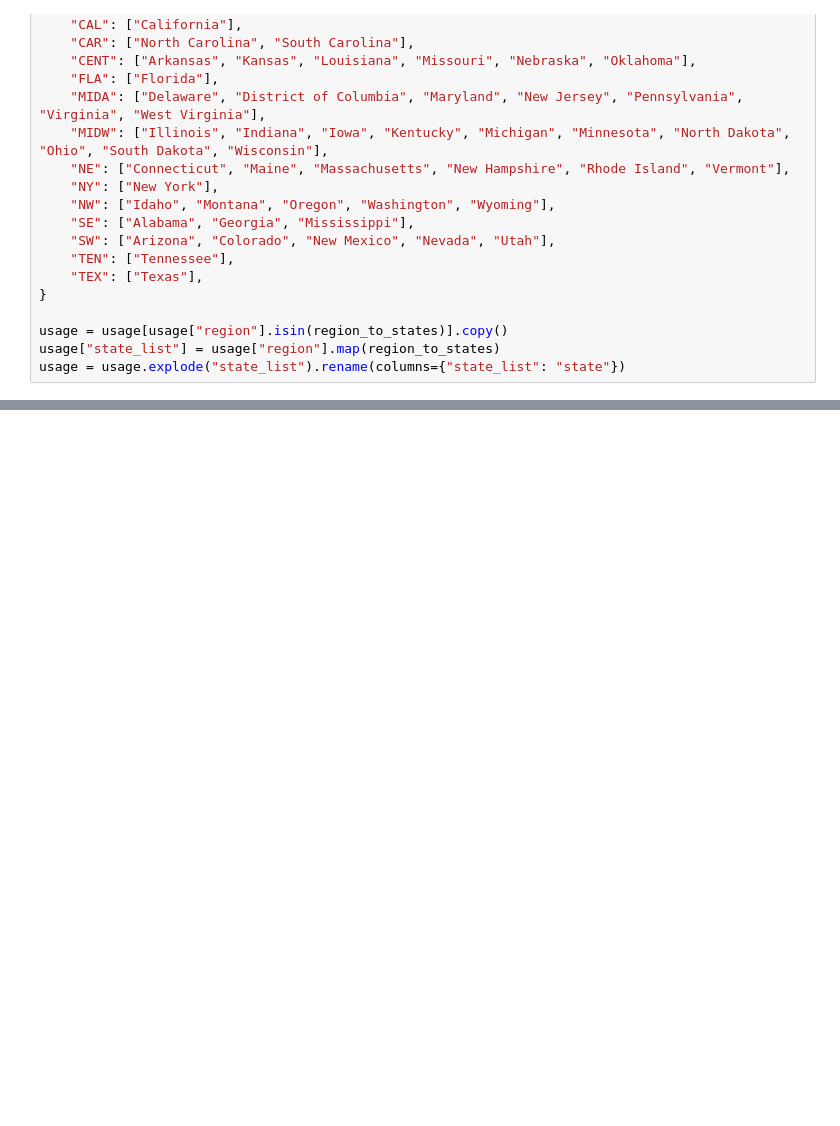
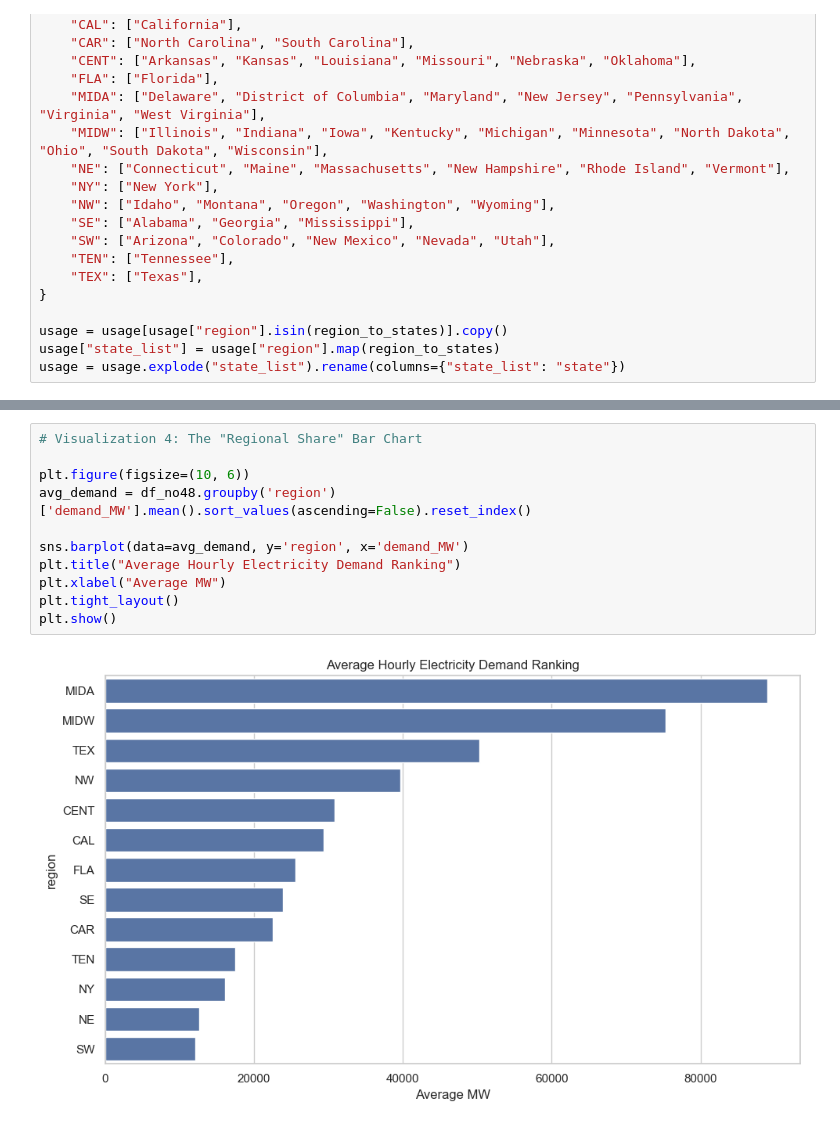
Before and after one commit to N3il-kb/dsc-106-final-proj, a Jupyter notebook: init_nb.ipynb, the cells around one changed output, grey strips where cells are left out. Drawn from its saved outputs; the diff is of its cells as text; blank space fills up the shorter version.

```diff
--- a/init_nb.ipynb
+++ b/init_nb.ipynb
@@ -154,0 +213,13 @@ m
+# %%
+# Visualization 4: The "Regional Share" Bar Chart
+
+plt.figure(figsize=(10, 6))
+avg_demand = df_no48.groupby('region')['demand_MW'].mean().sort_values(ascending=False).reset_index()
+
+sns.barplot(data=avg_demand, y='region', x='demand_MW')
+plt.title("Average Hourly Electricity Demand Ranking")
+plt.xlabel("Average MW")
+plt.tight_layout()
+plt.show()
+# %% [output]
+[figure, added]
```
Also changed, not shown: parts of 8 cells of this notebook, 3 other files.
